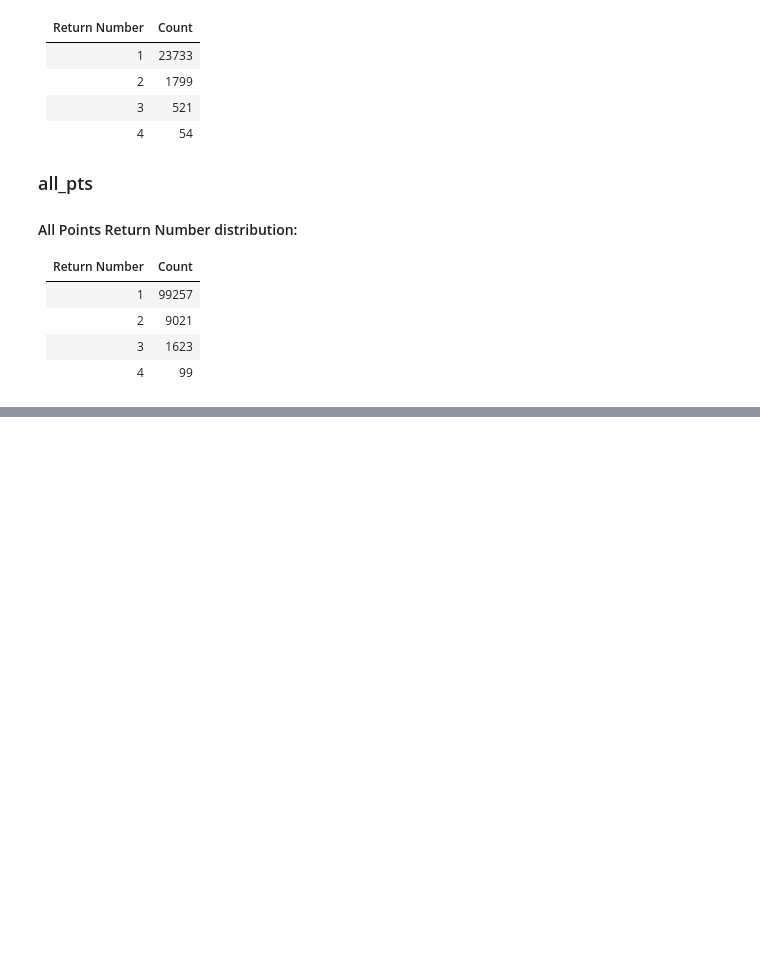
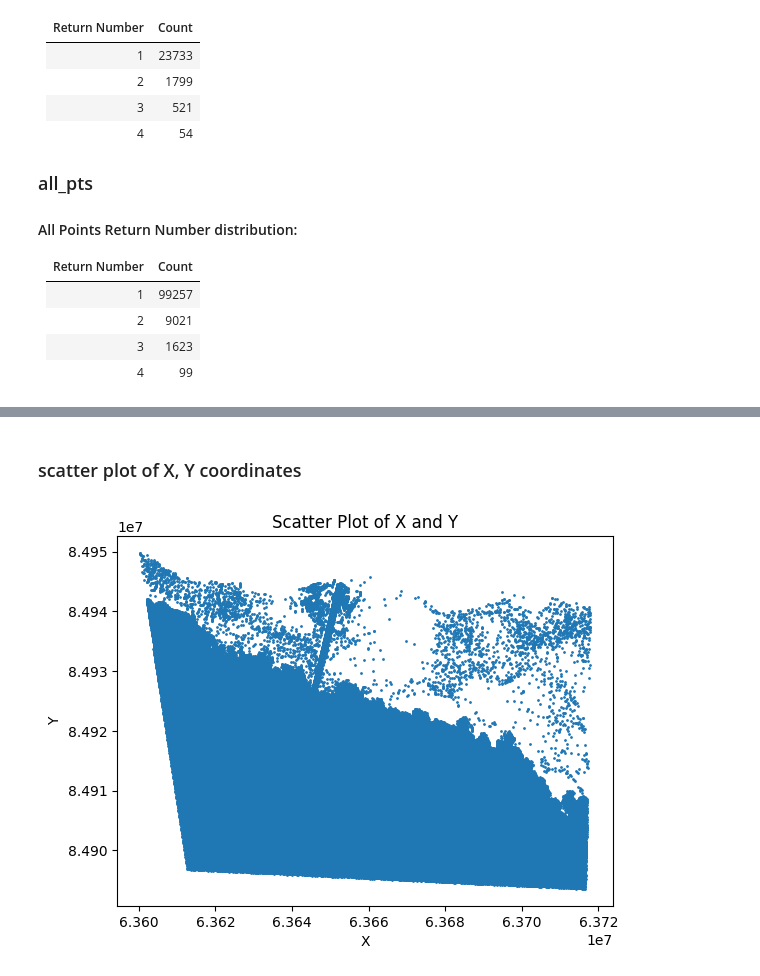
Before and after one commit to Hermann-web/LAS_Converter, a Jupyter notebook: test.ipynb, the cells around one changed output, grey strips where cells are left out. Saved outputs shown, nothing was run; the diff lists cells and outputs as text; code cells hidden in the pictures; blank space fills up the shorter version.

```diff
--- a/test.ipynb
+++ b/test.ipynb
@@ -247,0 +514,11 @@ print(np.unique(infile.classification))
+# %% [markdown]
+### scatter plot of X, Y coordinates
+# %%
+# Plot a scatter plot of X, Y coordinates
+plt.scatter(point_data["X"], point_data["Y"], s=1)
+plt.xlabel("X")
+plt.ylabel("Y")
+plt.title("Scatter Plot of X and Y")
+plt.show()
+# %% [output]
+[figure, added]
```
Also changed, not shown: parts of 51 cells of this notebook.
